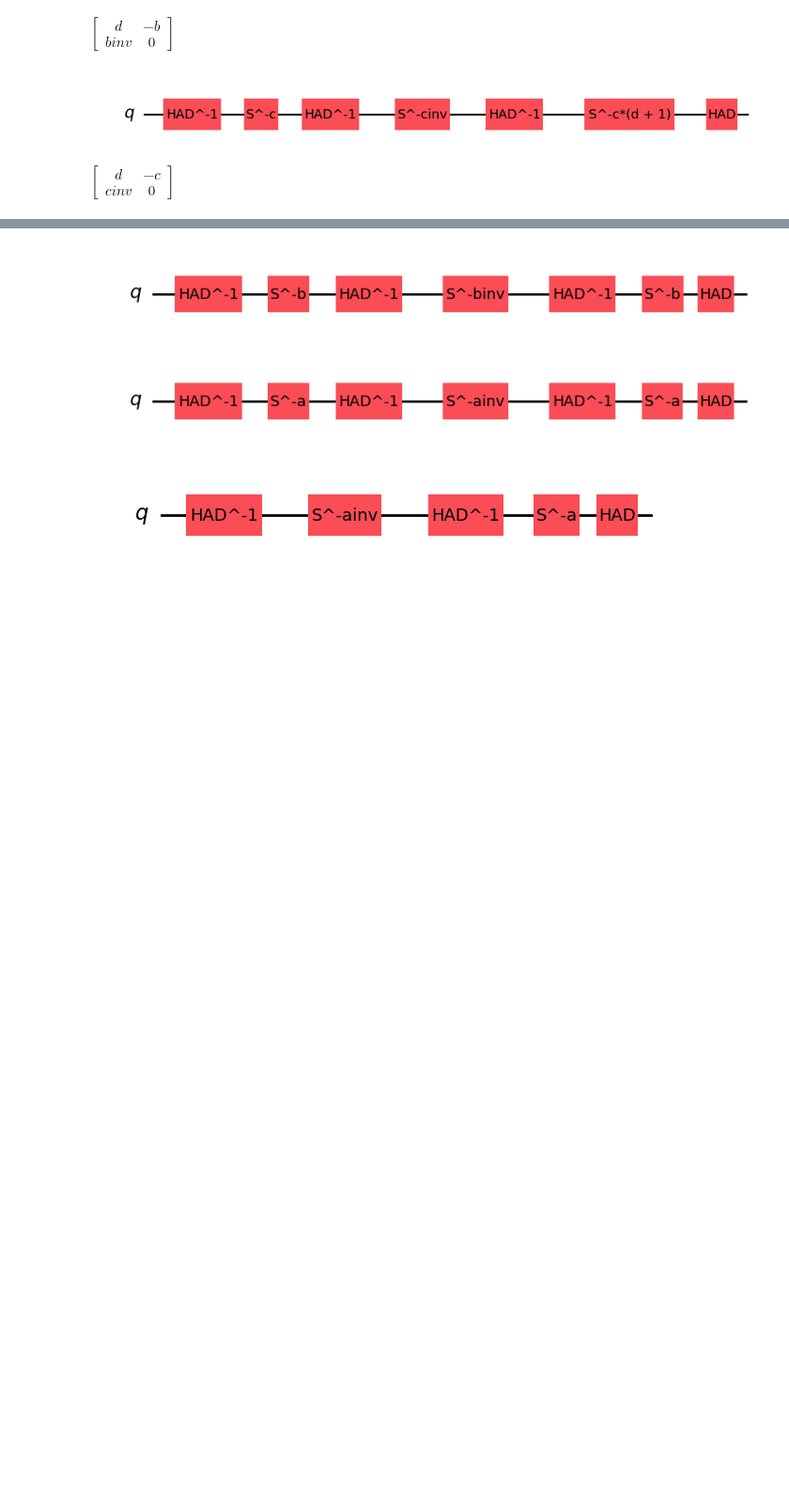
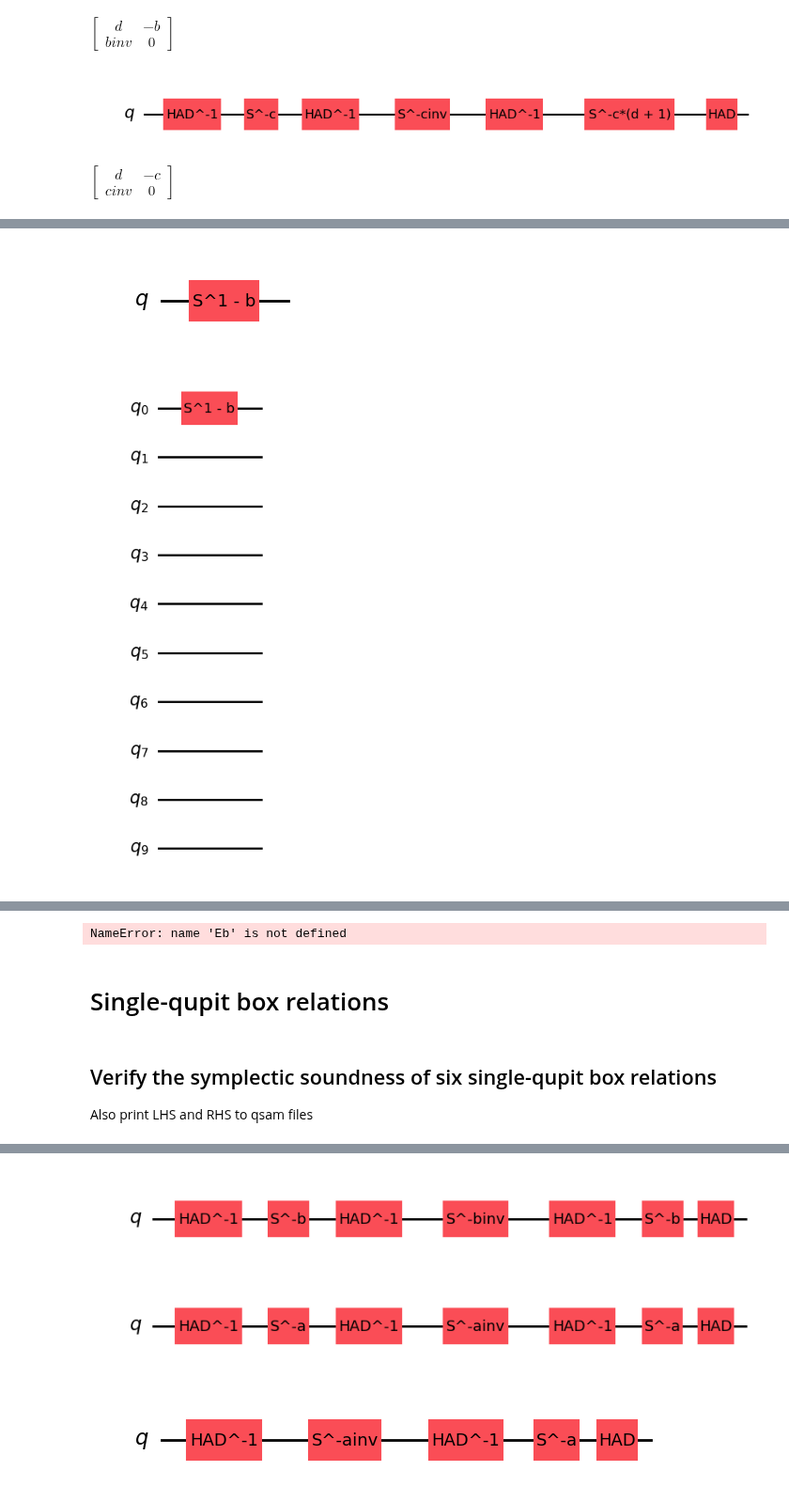
Before and after one commit to SarahMMMLi/QuditClifford, a Jupyter notebook: notebooks/BoxRelation-Soundness.ipynb, the cells around one changed output, grey strips where cells are left out. Shown at 94% size. Saved outputs shown, nothing was run; the diff lists cells and outputs as text; code cells hidden in the pictures; blank space fills up the shorter version.

```diff
--- a/notebooks/BoxRelation-Soundness.ipynb
+++ b/notebooks/BoxRelation-Soundness.ipynb
@@ -620,0 +550,15 @@ $\displaystyle \left[\begin{matrix}d & - c\\cinv & 0\end{matrix}\right]$
+# %%
+E_bminus1 = instantiate_E_box(b-1, 0, 1, 23)
+E_bminus1_reduce = dizx.symplectic.reduce_matrix(E_bminus1.to_symplectic_matrix(),[(b,symbolic_inverse(b))])
+display(E_bminus1.draw())
+E_bminus1_reduce
+
+# for i in range(10):
+#     E_bminus1 = instantiate_E_box(b-1, i, 10, 23)
+#     E_bminus1_reduce = dizx.symplectic.reduce_matrix(E_bminus1.to_symplectic_matrix(),[(a,symbolic_inverse(a)),(b,symbolic_inverse(b))])
+#     display(E_bminus1.draw())
+
+# E_bminus1_reduce
+# %% [output]
+[figure, added]
+[figure, added]
@@ -620,0 +575,14 @@ $\displaystyle \left[\begin{matrix}d & - c\\cinv & 0\end{matrix}\right]$
+# %%
+Eb_m = Eb.to_symplectic_matrix()
+Eb_m_reduce = dizx.symplectic.reduce_matrix(Eb_m,[(b,binv)])
+
+print(Eb_m_reduce)
+
+name_of_file = 'Eb'
+complete_name = os.path.join(save_to_path, name_of_file+".qasm")
+with open(complete_name, 'w+') as fEb:
+    fEb.write(Eb.to_qasm())
+# %% [output]
+NameError: name 'Eb' is not defined
+# %% [markdown]
+# Single-qupit box relations
@@ -620,0 +626,3 @@ $\displaystyle \left[\begin{matrix}d & - c\\cinv & 0\end{matrix}\right]$
+# %% [markdown]
+## Verify the symplectic soundness of six single-qupit box relations
+Also print LHS and RHS to qsam files
```
Also changed, not shown: parts of 20 cells of this notebook.
